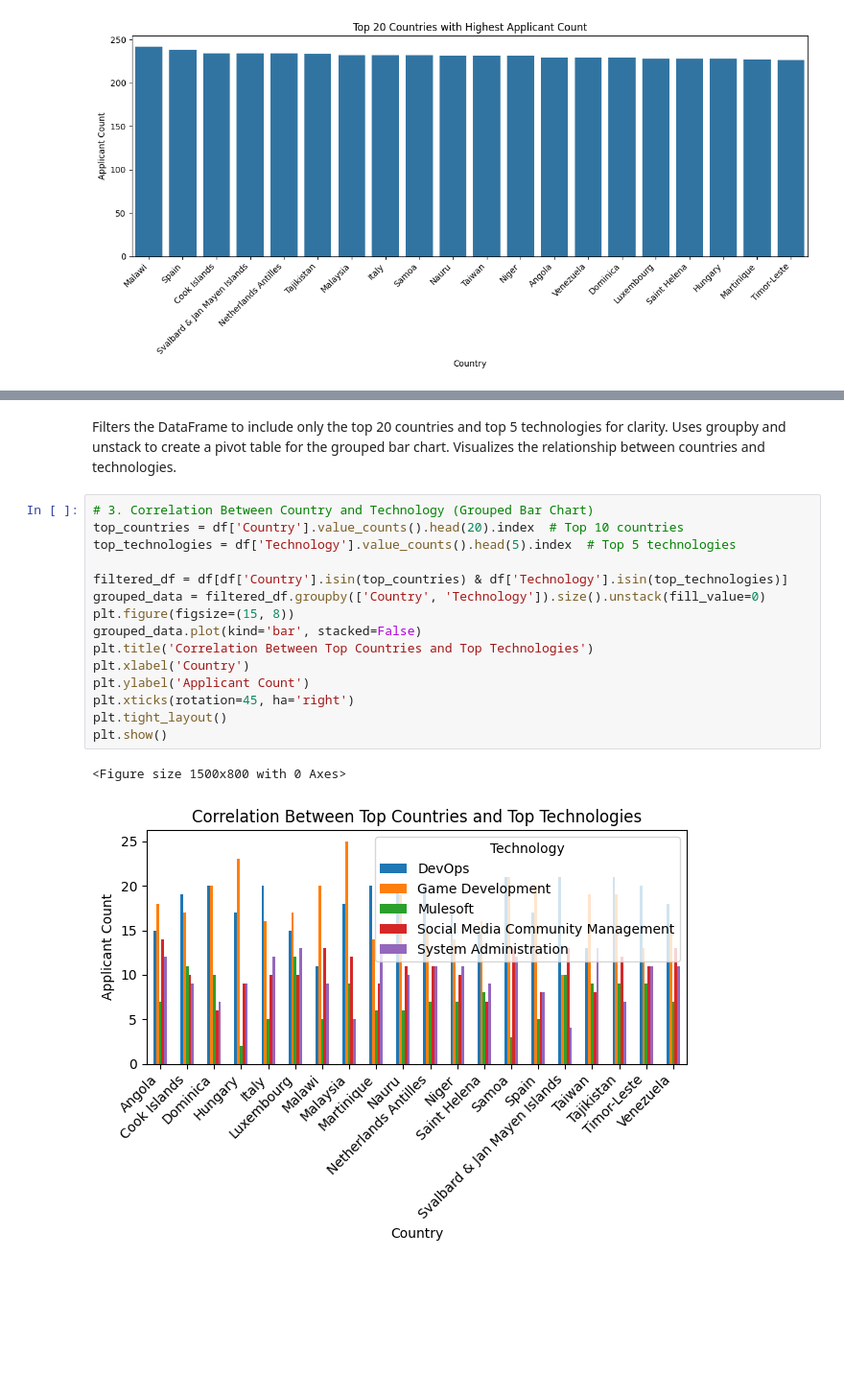
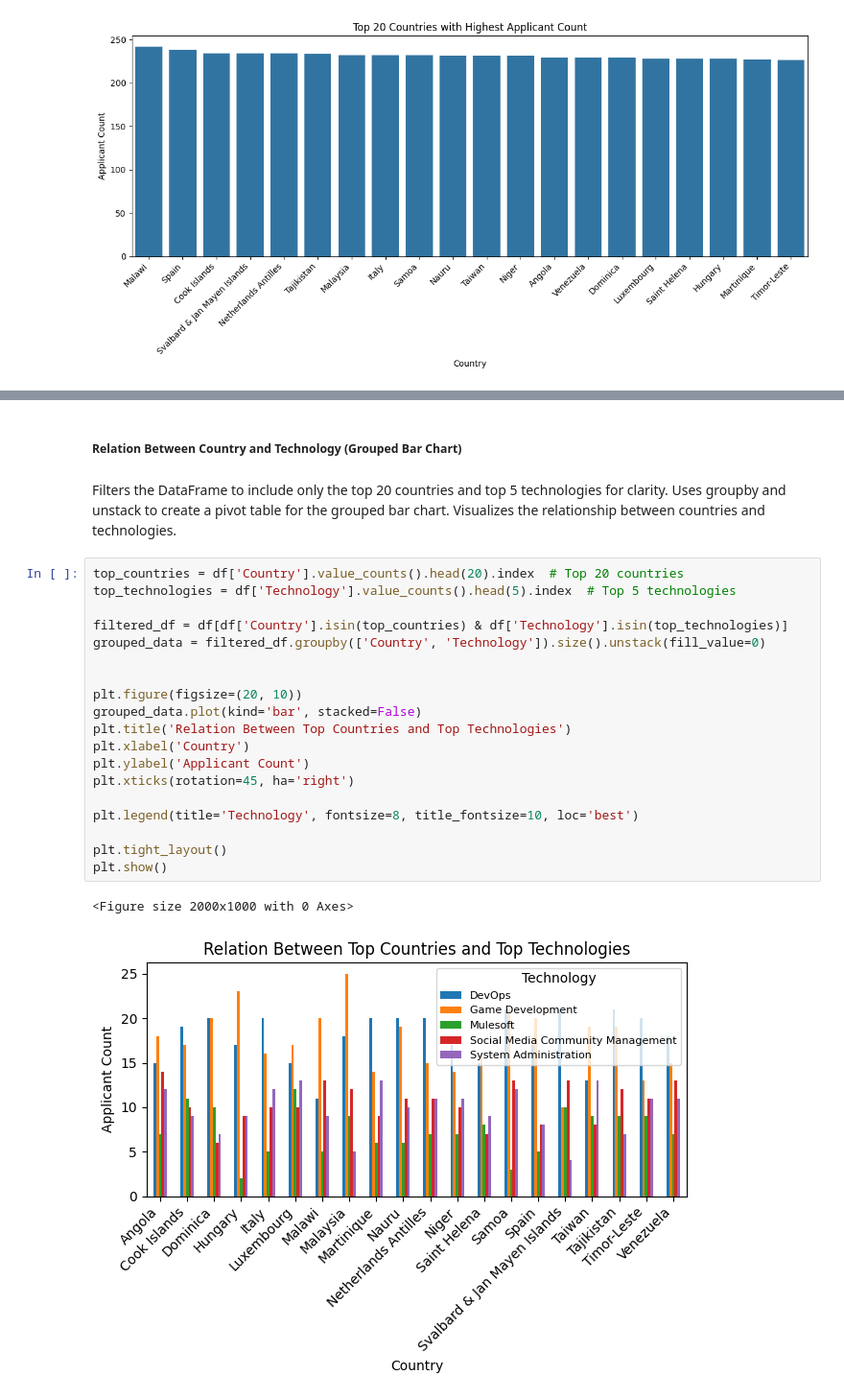
Before and after one commit to ntlg72/etl-ws-1, a Jupyter notebook: notebooks/001_eda.ipynb, the cells around one changed output, grey strips where cells are left out. Shown at 96% size. Drawn from its saved outputs; the diff is of its cells as text; blank space fills up the shorter version.

```diff
--- a/notebooks/001_eda.ipynb
+++ b/notebooks/001_eda.ipynb
@@ -195,22 +203,28 @@ plt.show()
+# %% [markdown]
+##### Relation Between Country and Technology (Grouped Bar Chart)
 # %% [markdown]
 Filters the DataFrame to include only the top 20 countries and top 5 technologies for clarity.
 Uses groupby and unstack to create a pivot table for the grouped bar chart.
 Visualizes the relationship between countries and technologies.
 # %%
-# 3. Correlation Between Country and Technology (Grouped Bar Chart)
-top_countries = df['Country'].value_counts().head(20).index  # Top 10 countries
+top_countries = df['Country'].value_counts().head(20).index  # Top 20 countries
 top_technologies = df['Technology'].value_counts().head(5).index  # Top 5 technologies
 
 filtered_df = df[df['Country'].isin(top_countries) & df['Technology'].isin(top_technologies)]
 grouped_data = filtered_df.groupby(['Country', 'Technology']).size().unstack(fill_value=0)
-plt.figure(figsize=(15, 8))
+
+
+plt.figure(figsize=(20, 10))
 grouped_data.plot(kind='bar', stacked=False)
-plt.title('Correlation Between Top Countries and Top Technologies')
+plt.title('Relation Between Top Countries and Top Technologies')
 plt.xlabel('Country')
 plt.ylabel('Applicant Count')
 plt.xticks(rotation=45, ha='right')
+
+plt.legend(title='Technology', fontsize=8, title_fontsize=10, loc='best')
+
 plt.tight_layout()
 plt.show()
 # %% [output]
-<Figure size 1500x800 with 0 Axes>
+<Figure size 2000x1000 with 0 Axes>
-[figure, old version]
+[figure, new version]
```
Also changed, not shown: parts of 23 cells of this notebook, 2 other files.
